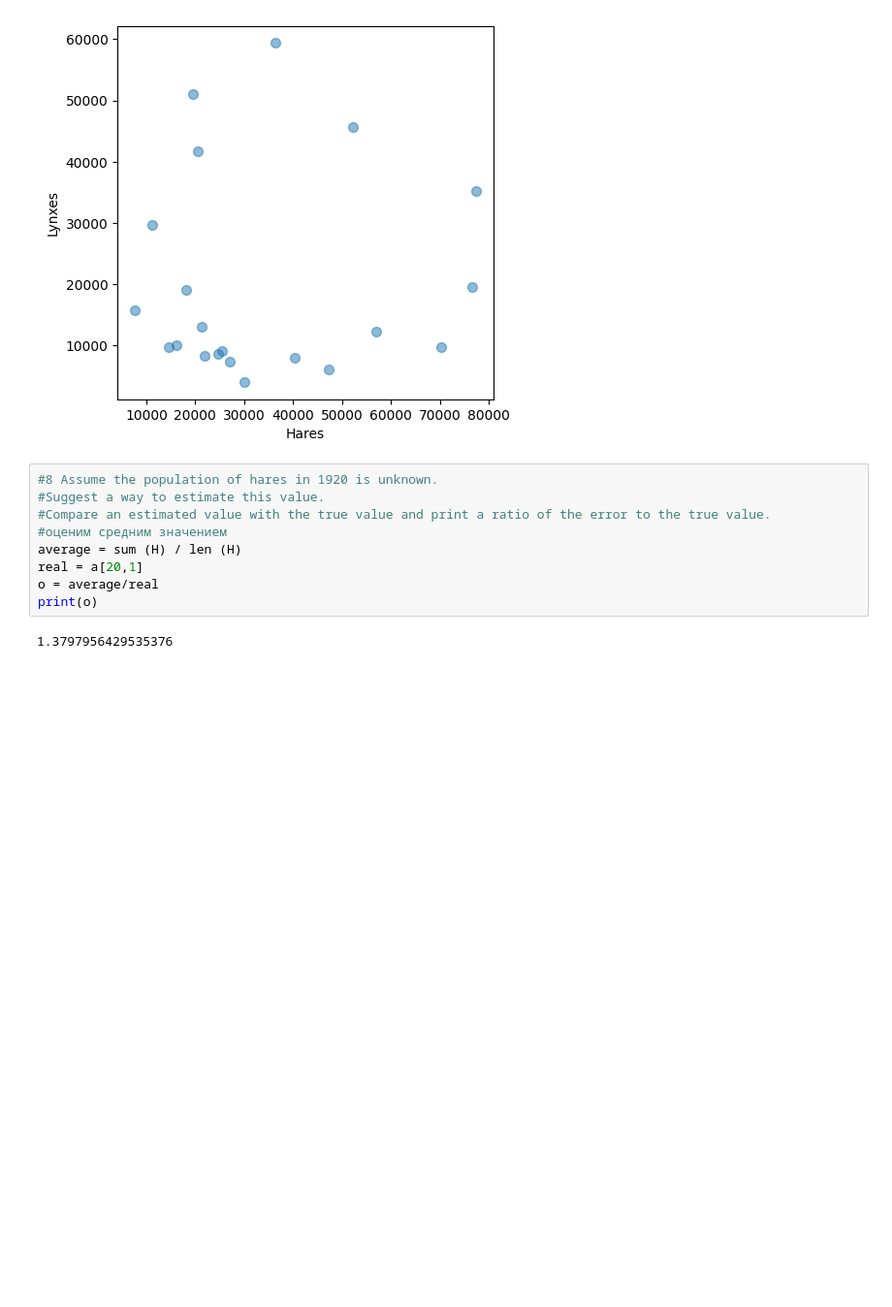
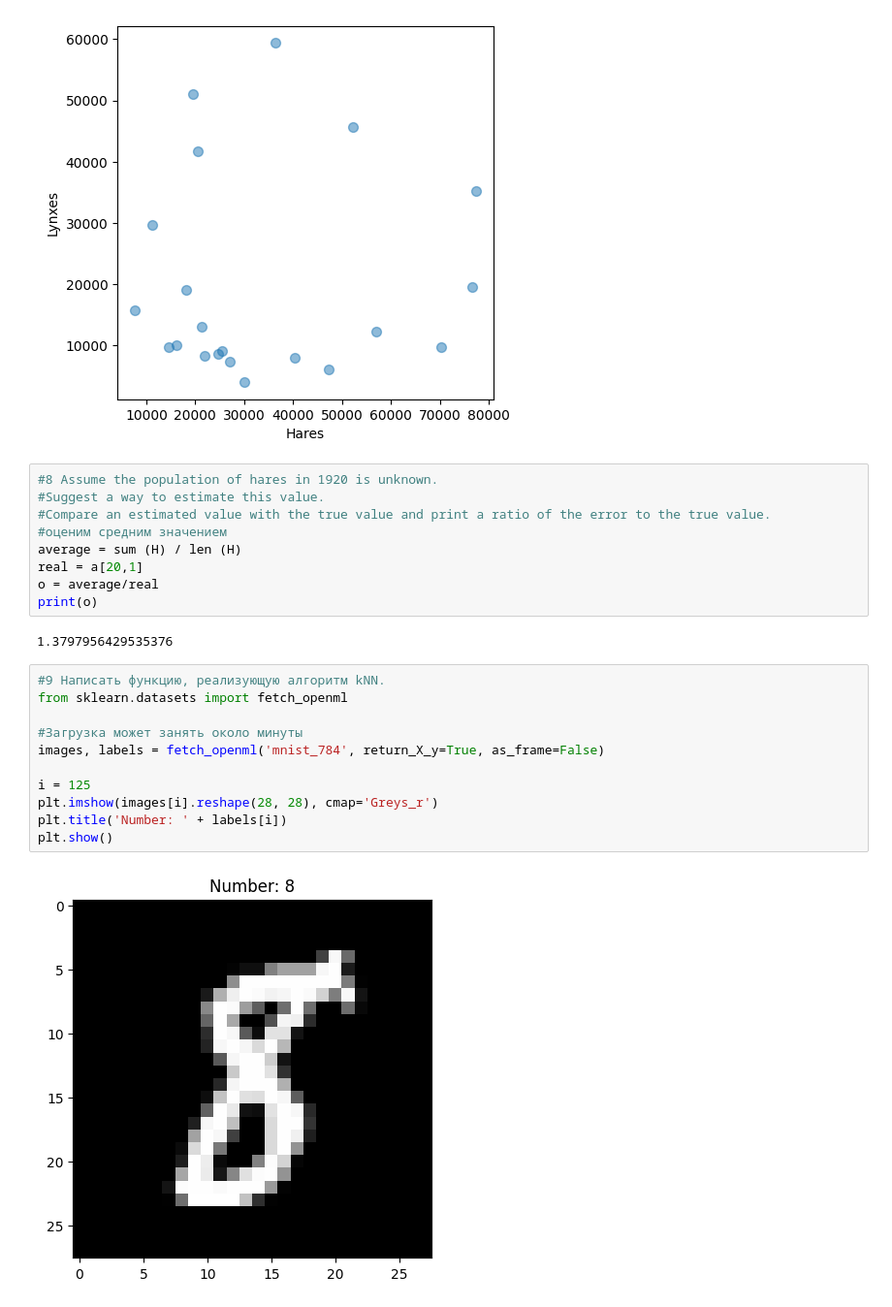
Before and after one commit to elinanizamova308/Homework-Elina, a Jupyter notebook: Hometask3.ipynb, the cells around one changed output. Shown: that part at 97% size. Drawn from its saved outputs; the diff is of its cells as text; blank space fills up the shorter version.

```diff
--- a/Hometask3.ipynb
+++ b/Hometask3.ipynb
@@ -147,3 +149,16 @@ o = average/real
 print(o)
 # %% [output]
 1.3797956429535376
+# %%
+#9 Написать функцию, реализующую алгоритм kNN.
+from sklearn.datasets import fetch_openml
+
+#Загрузка может занять около минуты
+images, labels = fetch_openml('mnist_784', return_X_y=True, as_frame=False)
+
+i = 125
+plt.imshow(images[i].reshape(28, 28), cmap='Greys_r')
+plt.title('Number: ' + labels[i])
+plt.show()
+# %% [output]
+[figure, added]
```
Also changed, not shown: parts of 3 cells of this notebook.
